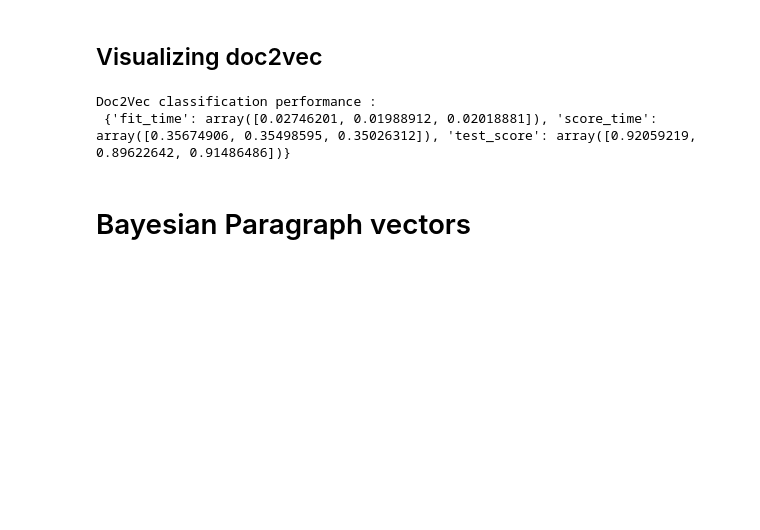
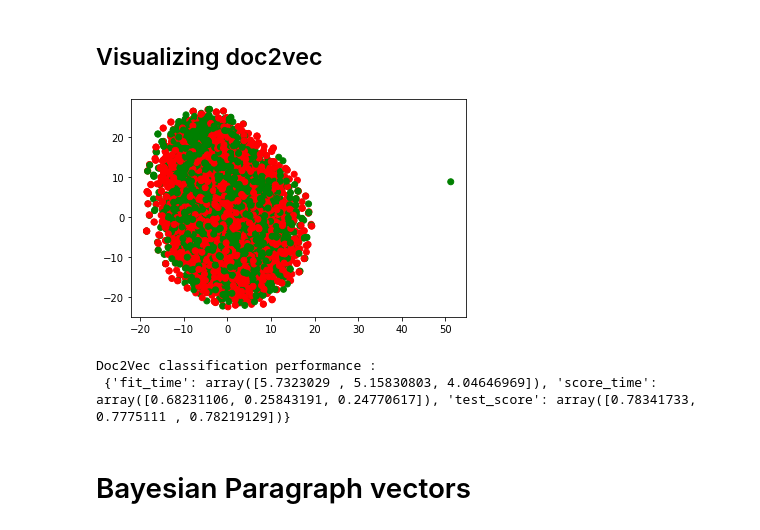
Before and after one commit to Chinmay41018/mlppGMMClustering, a Jupyter notebook: bvp_cumulative.ipynb, the cells around one changed output. Cells and saved outputs as stored; diff of their text form; code cells hidden in the pictures; blank space fills up the shorter version.

```diff
--- a/bvp_cumulative.ipynb
+++ b/bvp_cumulative.ipynb
@@ -16,22 +17,31 @@ def tsne_plot(emb, color_map, labels, n_comp=2):
     plt.show()
 # %% [markdown]
 ## Visualizing doc2vec
+# %%
+doc2vec_dat = pd.read_csv('./data/embedded_doc2vec_imdb.csv', header=0, names=['text','label','embedding'], converters={"embedding": lambda x: [float(y) for y in (x.strip("[]").split(", "))]})
+doc2vec_emb = doc2vec_dat.embedding.values
+labels = doc2vec_dat.label.values
+color_map = { 'positive':'red', 'negative':'green'}
+en = {'positive':0, 'negative':1}
+encoded_label = [en[y] for y in labels]
 # %%
-doc2vec_dat = pd.read_csv('./data/embedded_doc2vec_bbc.csv', header =0, names=['text','label','embedding'], converters={"embedding": lambda x: [float(y) for y in (x.strip("[]").split(", "))]})
-doc2vec_emb = doc2vec_dat.embedding.values
-labels = doc2vec_dat.label.values
-color_map = { 'business':'red', 'entertainment':'green', 'politics':'blue', 'sport':'yellow','tech':'pink'}
-en = { 'business':0, 'entertainment':1, 'politics':2, 'sport':3,'tech':4}
-encoded_label = [en[y] for y in labels]
+# doc2vec_dat = pd.read_csv('./data/embedded_doc2vec_bbc.csv', header =0, names=['text','label','embedding'], converters={"embedding": lambda x: [float(y) for y in (x.strip("[]").split(", "))]})
+# doc2vec_emb = doc2vec_dat.embedding.values
+# labels = doc2vec_dat.label.values
+# color_map = { 'business':'red', 'entertainment':'green', 'politics':'blue', 'sport':'yellow','tech':'pink'}
+# en = { 'business':0, 'entertainment':1, 'politics':2, 'sport':3,'tech':4}
+# encoded_label = [en[y] for y in labels]
 # %%
-tsne_plot(doc2vec_emb.tolist(), color_map, labels)
+tsne_plot(doc2vec_emb.tolist()[:5000], color_map, labels[:5000])
+# %% [output]
+[figure, added]
 # %%
-model = KNeighborsClassifier()
+model = LogisticRegression()
 cv_doc2vec = cross_validate(model, doc2vec_emb.tolist(), encoded_label, cv=3)
 print("Doc2Vec classification performance : \n", cv_doc2vec)
 # %% [output]
 Doc2Vec classification performance :
- {'fit_time': array([0.02746201, 0.01988912, 0.02018881]), 'score_time': array([0.35674906, 0.35498595, 0.35026312]), 'test_score': array([0.92059219, 0.89622642, 0.91486486])}
+ {'fit_time': array([5.7323029 , 5.15830803, 4.04646969]), 'score_time': array([0.68231106, 0.25843191, 0.24770617]), 'test_score': array([0.78341733, 0.7775111 , 0.78219129])}
 # %% [markdown]
 # Bayesian Paragraph vectors
 # %%
```
Also changed, not shown: parts of 1 cell of this notebook, 8 other files.
